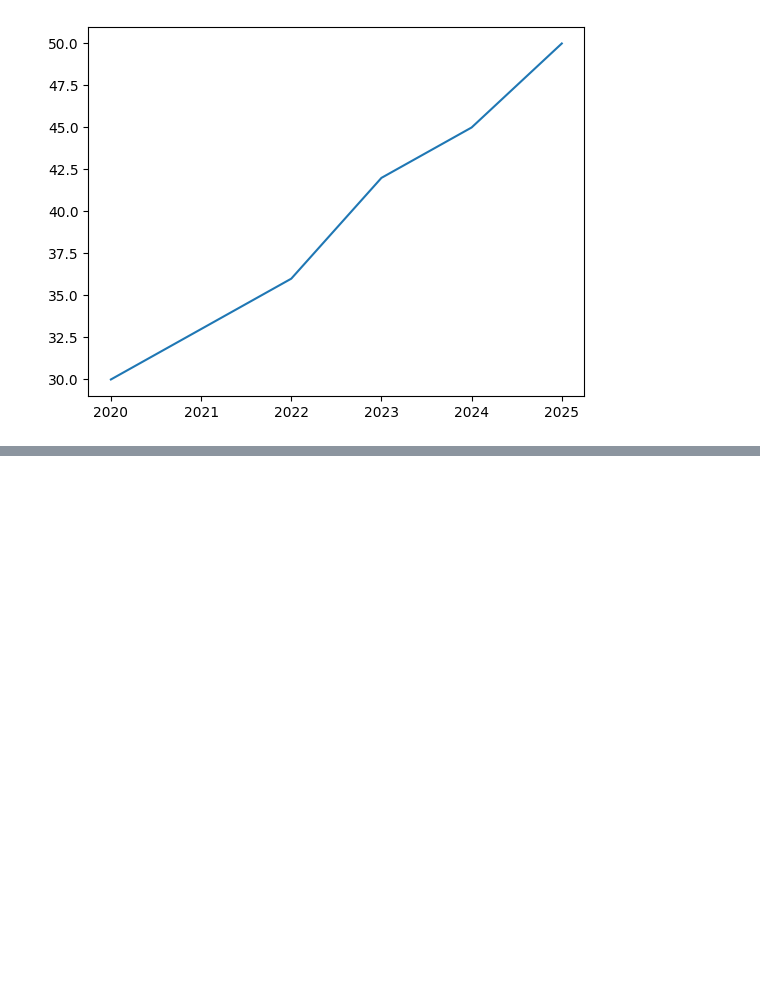
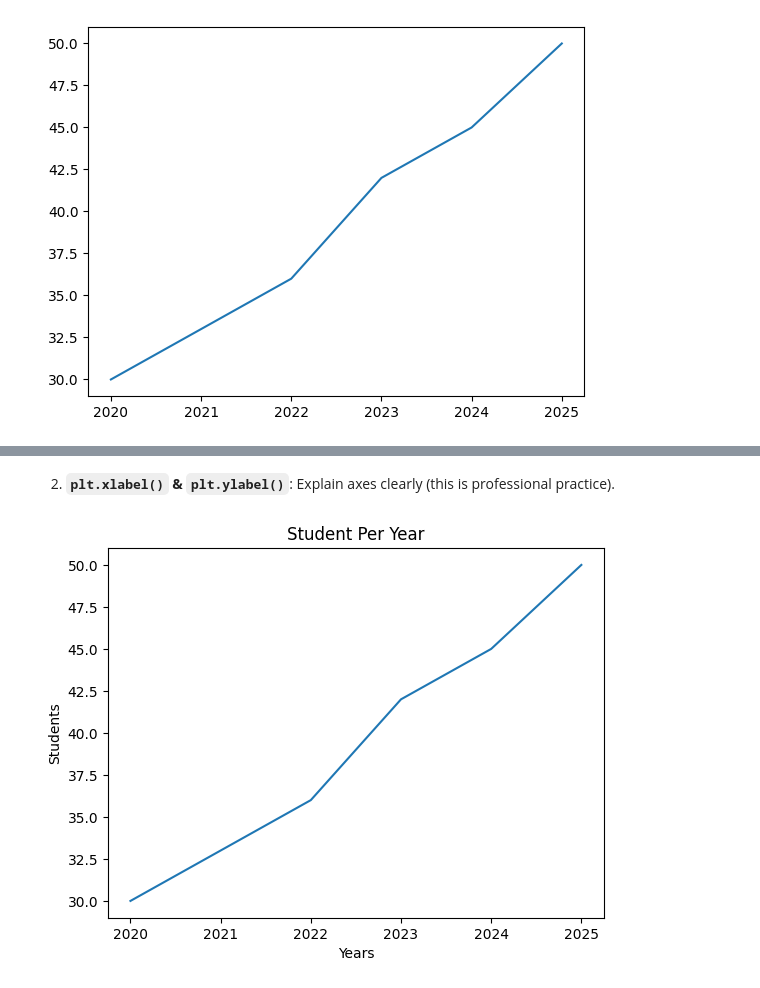
Before and after one commit to MoeedKhan-AMK/Matplotlib, a Jupyter notebook: code/intro.ipynb, the cells around one changed output, grey strips where cells are left out. Saved outputs shown, nothing was run; the diff lists cells and outputs as text; code cells hidden in the pictures; blank space fills up the shorter version.

```diff
--- a/code/intro.ipynb
+++ b/code/intro.ipynb
@@ -66,0 +81,13 @@ plt.show()
+# %% [markdown]
+2. **`plt.xlabel()` & `plt.ylabel()`**: Explain axes clearly (this is professional practice).
+# %%
+x = np.array([2020,2021,2022,2023,2024,2025])  #YEARS
+y = np.array([30, 33, 36, 42, 45, 50])  #students in class
+plt.plot(x, y)
+plt.title('Student Per Year')
+
+plt.xlabel('Years')
+plt.ylabel('Students')
+plt.show()
+# %% [output]
+[figure, added]
```
Also changed, not shown: parts of 6 cells of this notebook.
